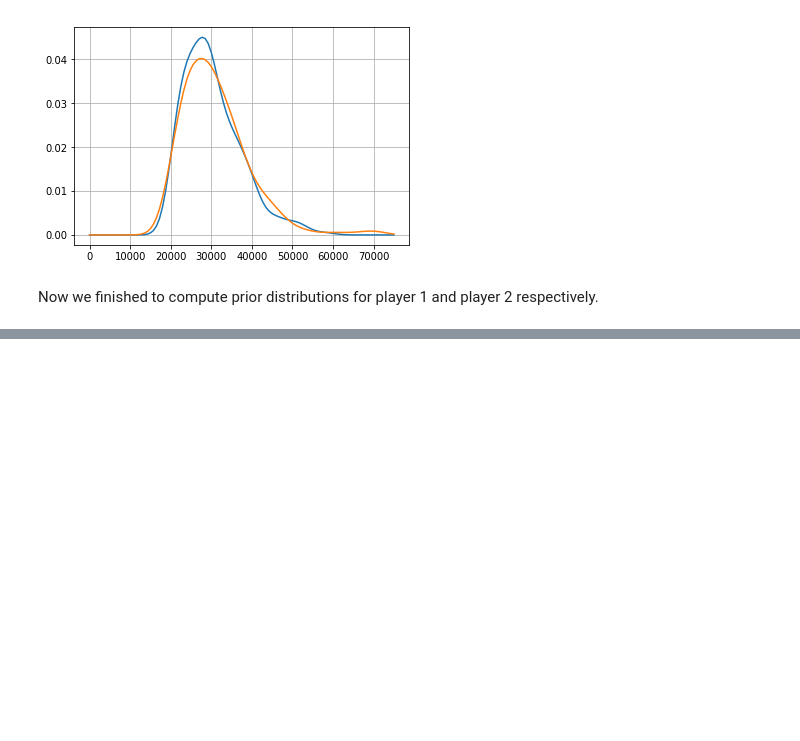
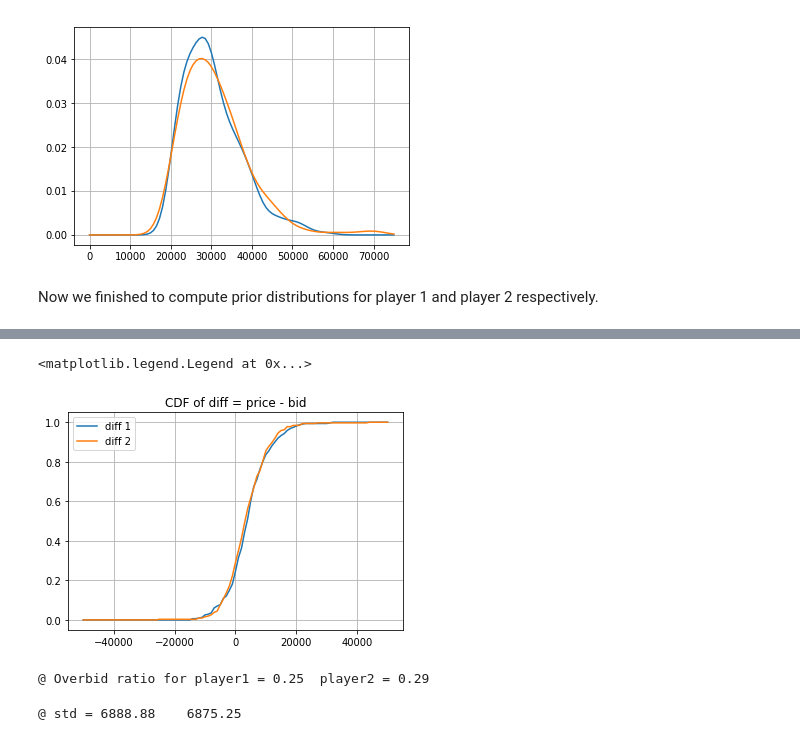
Before and after one commit to yongduek/lectures, a Jupyter notebook: bayesian/6.Decision Analysis.ipynb, the cells around one changed output, grey strips where cells are left out. Drawn from its saved outputs; the diff is of its cells as text; code cells hidden in the pictures; blank space fills up the shorter version.

```diff
--- a/bayesian/6.Decision Analysis.ipynb
+++ b/bayesian/6.Decision Analysis.ipynb
@@ -162,0 +170,27 @@ Now we finished to compute prior distributions for player 1 and player 2 respect
+# %%
+def MakeCdf (xs, diff):
+    cdf = np.zeros(xs.shape)
+    for i in range(xs.shape[0]):
+        cnt = 0
+        for d in diff:
+            if d <= xs[i]:
+                cnt +=1
+        cdf[i] = cnt
+    cdf /= diff.shape[0]
+
+    return cdf
+#
+# %%
+xx = np.linspace (-50000, 50000, 101)
+cdf_diff1 = MakeCdf (xx, diff1)
+cdf_diff2 = MakeCdf (xx, diff2)
+
+plt.title ('CDF of diff = price - bid')
+plt.grid (True)
+plt.plot (xx, cdf_diff1, label='diff 1')
+plt.plot (xx, cdf_diff2, label='diff 2')
+plt.legend(loc='best')
+#plt.plot (xx, cdf_diff2)
+# %% [output]
+<matplotlib.legend.Legend at 0x...>
+[figure, added]
@@ -162,0 +203,10 @@ Now we finished to compute prior distributions for player 1 and player 2 respect
+# %%
+print ('@ Overbid ratio for player1 = {:.2f}  player2 = {:.2f}'.format(evaluateCDF(xx, cdf_diff1, 0), evaluateCDF(xx, cdf_diff2, 0)))
+# %% [output]
+@ Overbid ratio for player1 = 0.25  player2 = 0.29
+# %%
+sigma1 = np.std (diff1) # simply compute sample std using the data
+sigma2 = np.std (diff2)
+print ('@ std = {:.2f}    {:.2f}'.format(sigma1, sigma2))
+# %% [output]
+@ std = 6888.88    6875.25
```
Also changed, not shown: parts of 12 cells of this notebook.
